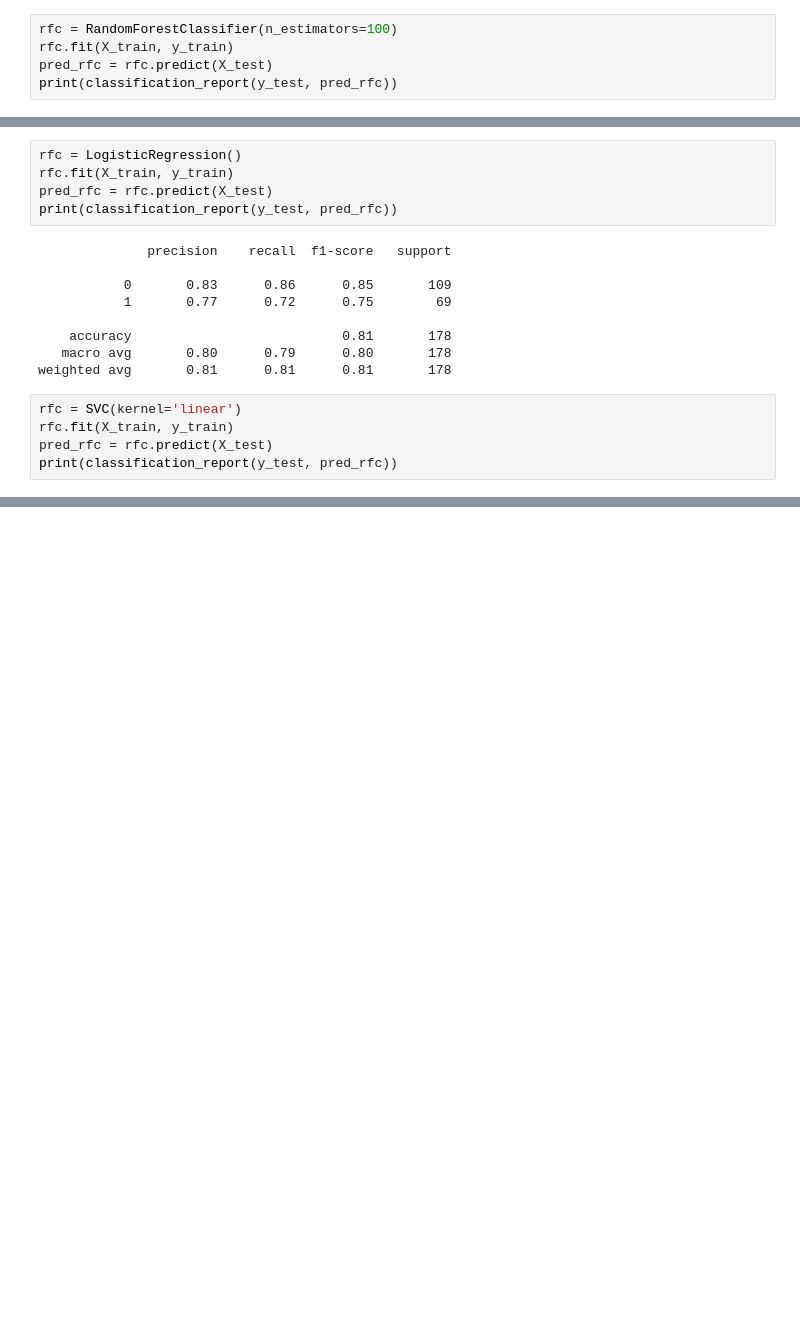
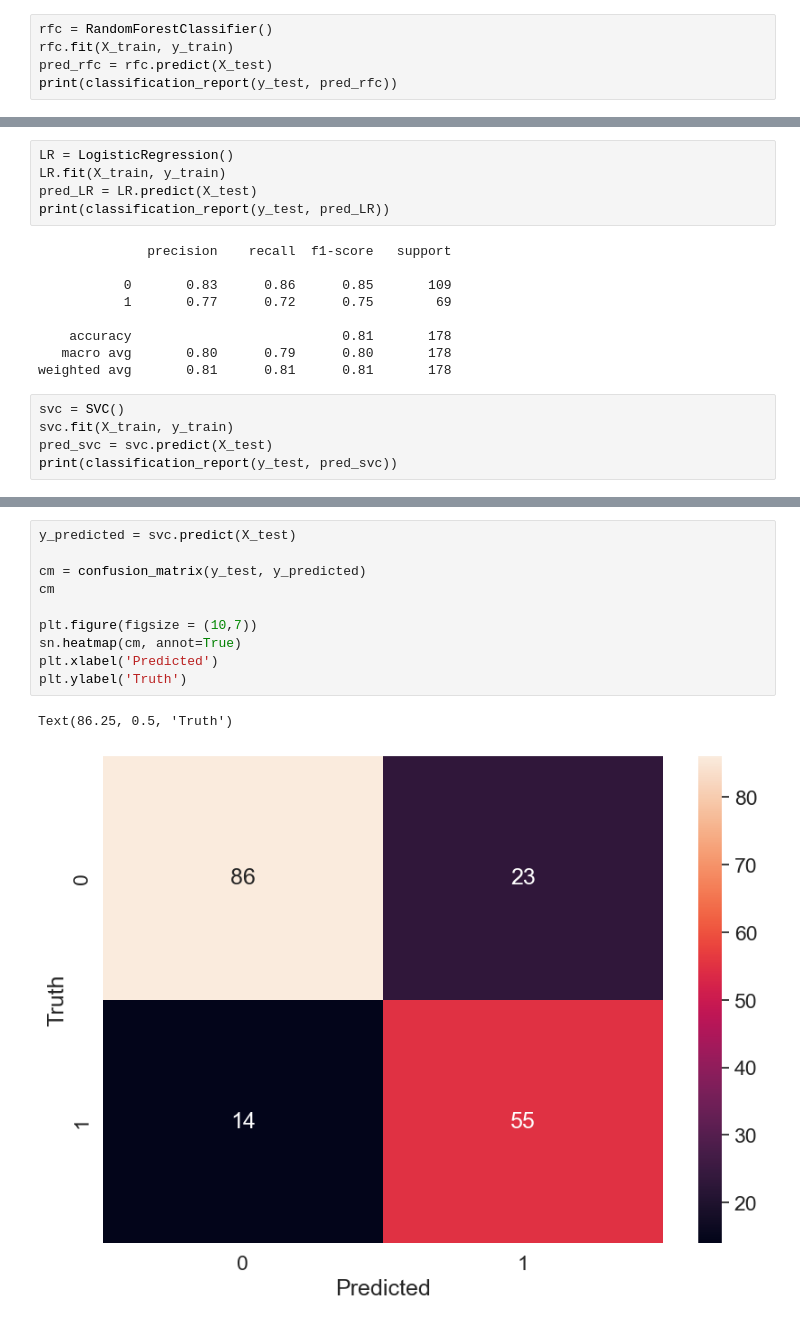
Before and after one commit to AhmadSadik1/machine-learning-projects, a Jupyter notebook: Titanic/Titanic Prediction.ipynb, the cells around one changed output, grey strips where cells are left out. Cells and saved outputs as stored; diff of their text form; blank space fills up the shorter version.

Commit message:
confusion matrix added

```diff
--- a/Titanic/Titanic Prediction.ipynb
+++ b/Titanic/Titanic Prediction.ipynb
@@ -231,7 +250,7 @@ sc = StandardScaler()
 X_train = sc.fit_transform(X_train)
 X_test = sc.fit_transform(X_test)
 # %%
-rfc = RandomForestClassifier(n_estimators=100)
+rfc = RandomForestClassifier()
 rfc.fit(X_train, y_train)
 pred_rfc = rfc.predict(X_test)
 print(classification_report(y_test, pred_rfc))
@@ -247,8 +266,8 @@ weighted avg       0.77      0.76      0.77       178
 # %%
-rfc = LogisticRegression()
-rfc.fit(X_train, y_train)
-pred_rfc = rfc.predict(X_test)
-print(classification_report(y_test, pred_rfc))
+LR = LogisticRegression()
+LR.fit(X_train, y_train)
+pred_LR = LR.predict(X_test)
+print(classification_report(y_test, pred_LR))
 # %% [output]
               precision    recall  f1-score   support
 
@@ -259,10 +278,10 @@ print(classification_report(y_test, pred_rfc))
    macro avg       0.80      0.79      0.80       178
 weighted avg       0.81      0.81      0.81       178
 # %%
-rfc = SVC(kernel='linear')
-rfc.fit(X_train, y_train)
-pred_rfc = rfc.predict(X_test)
-print(classification_report(y_test, pred_rfc))
+svc = SVC()
+svc.fit(X_train, y_train)
+pred_svc = svc.predict(X_test)
+print(classification_report(y_test, pred_svc))
 # %% [output]
               precision    recall  f1-score   support
 
@@ -274,0 +294,13 @@ weighted avg       0.80      0.80      0.80       178
+# %%
+y_predicted = svc.predict(X_test)
+
+cm = confusion_matrix(y_test, y_predicted)
+cm
+
+plt.figure(figsize = (10,7))
+sn.heatmap(cm, annot=True)
+plt.xlabel('Predicted')
+plt.ylabel('Truth')
+# %% [output]
+Text(86.25, 0.5, 'Truth')
+[figure, added]
```
Also changed, not shown: parts of 14 cells of this notebook.
